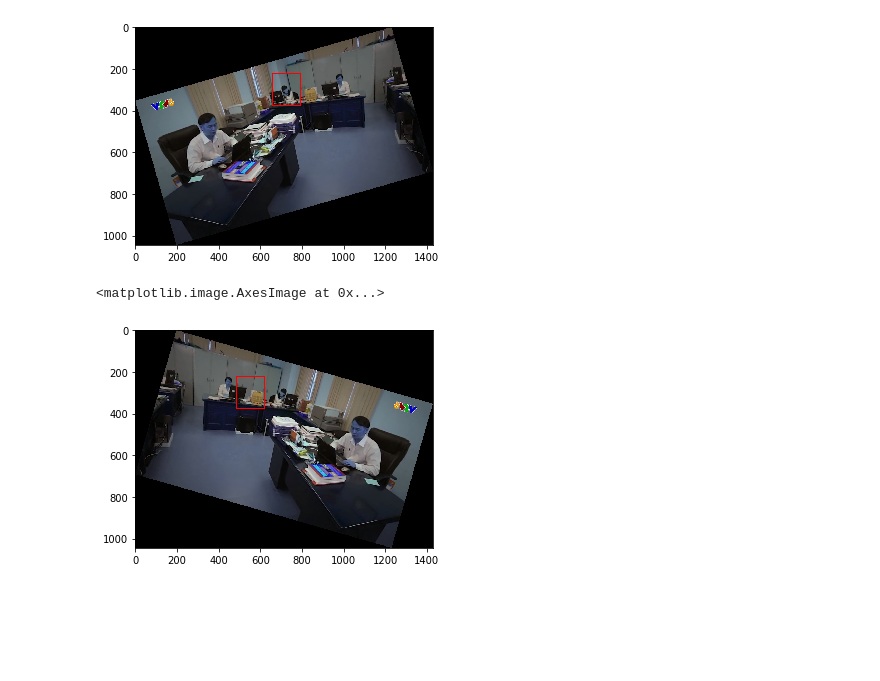
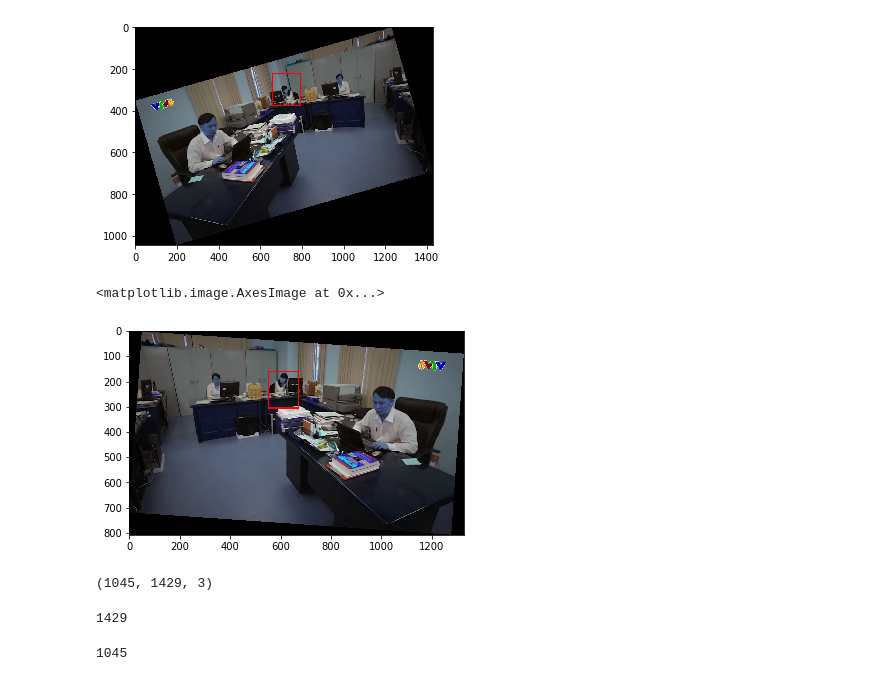
Before and after one commit to damvantai/Hand-Detection, a Jupyter notebook: src/02_Augmentation_Image_Tested_Finish.ipynb, the cells around one changed output. Cells and saved outputs as stored; diff of their text form; code cells hidden in the pictures; blank space fills up the shorter version.

Commit message:
finish check error shape rotated changed

```diff
--- a/src/02_Augmentation_Image_Tested_Finish.ipynb
+++ b/src/02_Augmentation_Image_Tested_Finish.ipynb
@@ -226,8 +229,12 @@ plt.imshow(img)
 [figure]
 # %%
 img = cv2.imread("/home/damvantai/Documents/github/open_source/Multi-class-BBox-Label-Tool/Images/003/404_rotated_flip.jpg")
-img = cv2.rectangle(img, (485,221),(620,376), (255, 0, 0), 3)
+img = cv2.rectangle(img, (551,161),(672,304), (255, 0, 0), 3)
 plt.imshow(img)
 # %% [output]
 <matplotlib.image.AxesImage at 0x...>
-[figure, old version]
+[figure, new version]
+# %%
+img.shape
+# %% [output]
+(1045, 1429, 3)
@@ -233,0 +243,8 @@ plt.imshow(img)
+# %%
+width
+# %% [output]
+1429
+# %%
+height
+# %% [output]
+1045
```
Also changed, not shown: parts of 5 cells of this notebook.
